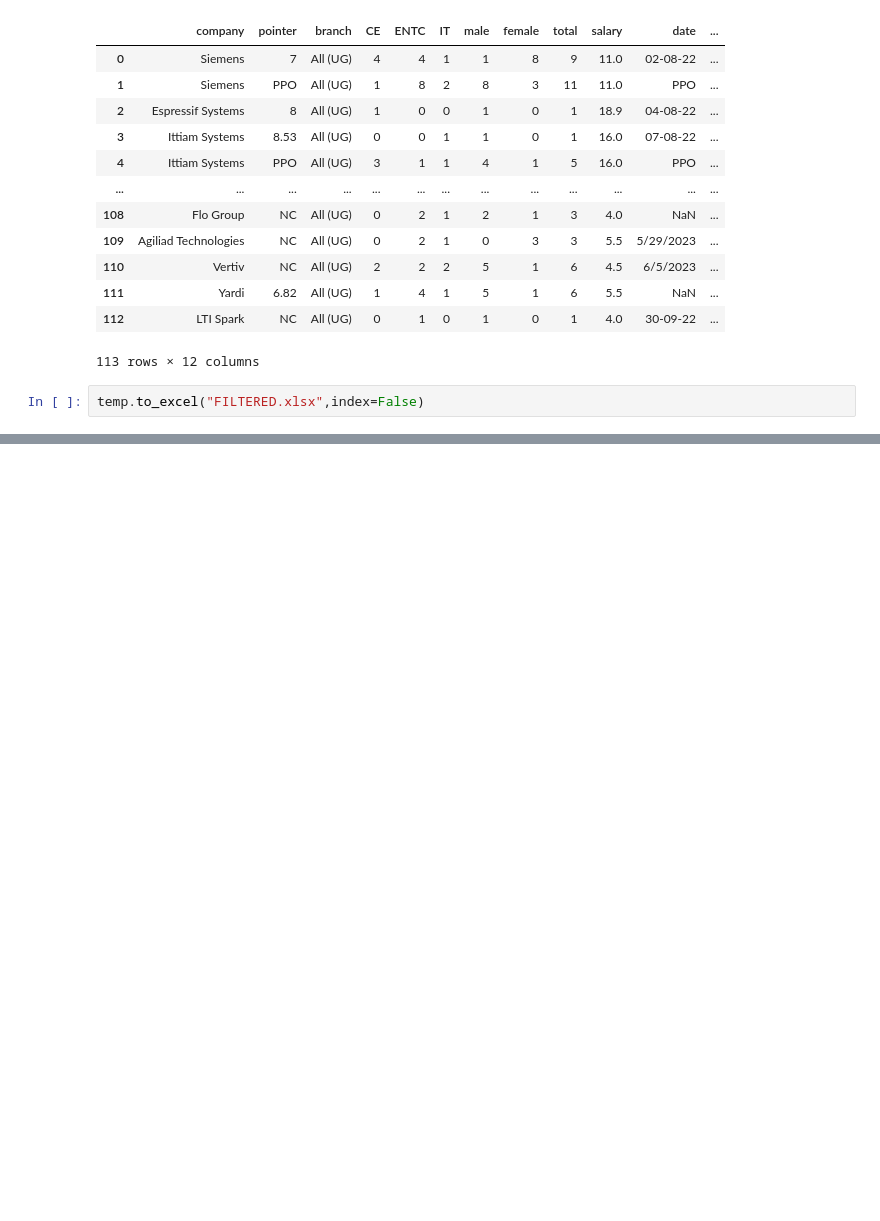
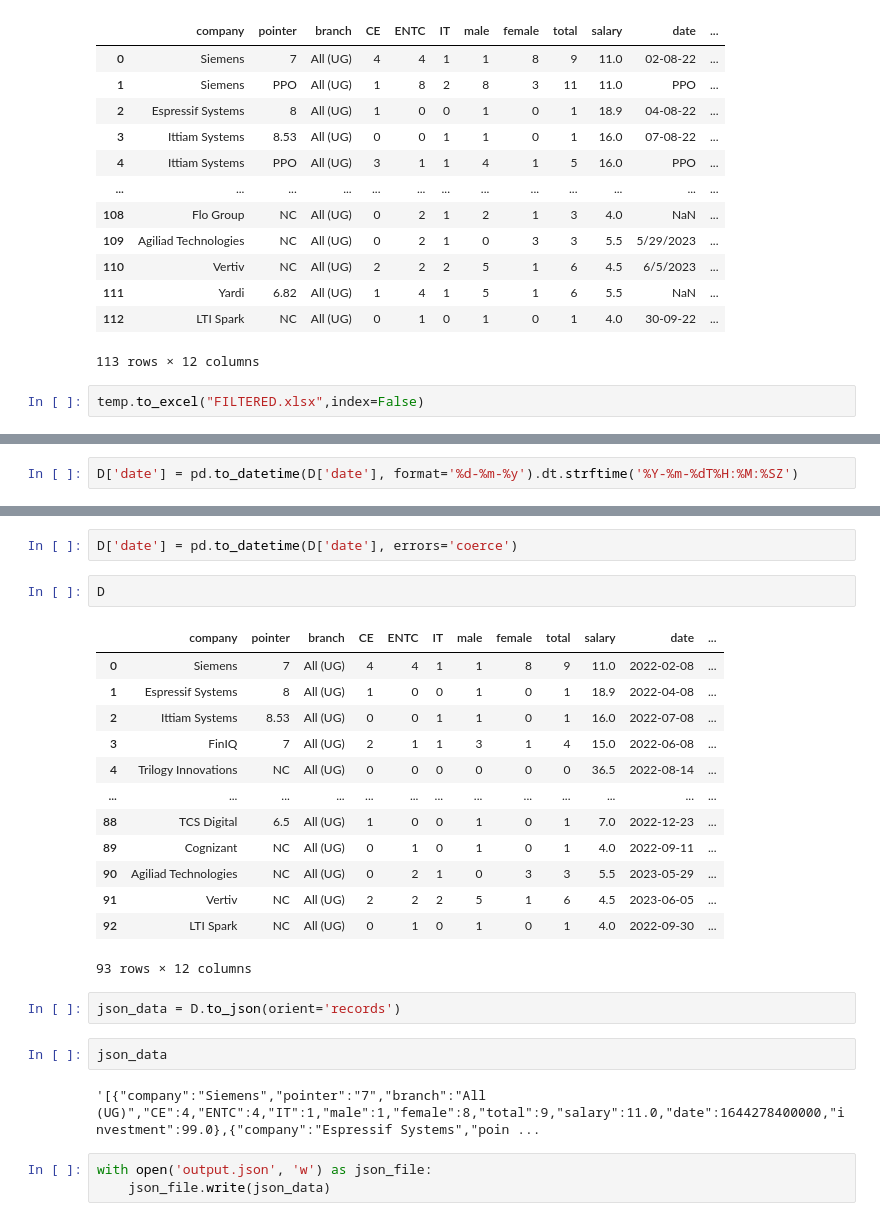
Before and after one commit to ShubhamSukum/Practice, a Jupyter notebook: Mining/reframing.ipynb, the cells around one changed output, grey strips where cells are left out. Saved outputs shown, nothing was run; the diff lists cells and outputs as text; blank space fills up the shorter version.

Commit message:
json thing

```diff
--- a/Mining/reframing.ipynb
+++ b/Mining/reframing.ipynb
@@ -474,0 +560,2 @@ temp.to_excel("FILTERED.xlsx",index=False)
+# %%
+D['date'] = pd.to_datetime(D['date'], format='%d-%m-%y').dt.strftime('%Y-%m-%dT%H:%M:%SZ')
@@ -474,0 +564,27 @@ temp.to_excel("FILTERED.xlsx",index=False)
+# %%
+D['date'] = pd.to_datetime(D['date'], errors='coerce')
+# %%
+D
+# %% [output]
+|  | company | pointer | branch | CE | ENTC | IT | male | female | total | salary | date | ... |
+| 0 | Siemens | 7 | All (UG) | 4 | 4 | 1 | 1 | 8 | 9 | 11.0 | 2022-02-08 | ... |
+| 1 | Espressif Systems | 8 | All (UG) | 1 | 0 | 0 | 1 | 0 | 1 | 18.9 | 2022-04-08 | ... |
+| 2 | Ittiam Systems | 8.53 | All (UG) | 0 | 0 | 1 | 1 | 0 | 1 | 16.0 | 2022-07-08 | ... |
+| 3 | FinIQ | 7 | All (UG) | 2 | 1 | 1 | 3 | 1 | 4 | 15.0 | 2022-06-08 | ... |
+| 4 | Trilogy Innovations | NC | All (UG) | 0 | 0 | 0 | 0 | 0 | 0 | 36.5 | 2022-08-14 | ... |
+| ... | ... | ... | ... | ... | ... | ... | ... | ... | ... | ... | ... | ... |
+| 88 | TCS Digital | 6.5 | All (UG) | 1 | 0 | 0 | 1 | 0 | 1 | 7.0 | 2022-12-23 | ... |
+| 89 | Cognizant | NC | All (UG) | 0 | 1 | 0 | 1 | 0 | 1 | 4.0 | 2022-09-11 | ... |
+| 90 | Agiliad Technologies | NC | All (UG) | 0 | 2 | 1 | 0 | 3 | 3 | 5.5 | 2023-05-29 | ... |
+| 91 | Vertiv | NC | All (UG) | 2 | 2 | 2 | 5 | 1 | 6 | 4.5 | 2023-06-05 | ... |
+| 92 | LTI Spark | NC | All (UG) | 0 | 1 | 0 | 1 | 0 | 1 | 4.0 | 2022-09-30 | ... |
+93 rows × 12 columns
+# %%
+json_data = D.to_json(orient='records')
+# %%
+json_data
+# %% [output]
+'[{"company":"Siemens","pointer":"7","branch":"All (UG)","CE":4,"ENTC":4,"IT":1,"male":1,"female":8,"total":9,"salary":11.0,"date":1644278400000,"investment":99.0},{"company":"Espressif Systems","poin ...
+# %%
+with open('output.json', 'w') as json_file:
+    json_file.write(json_data)
```
Also changed, not shown: parts of 8 cells of this notebook, 3 other files.
